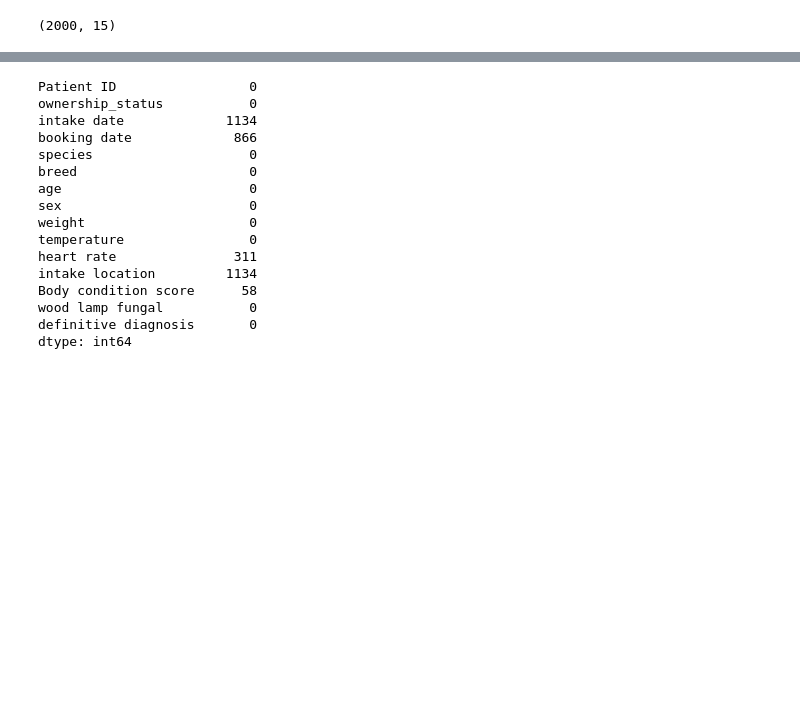
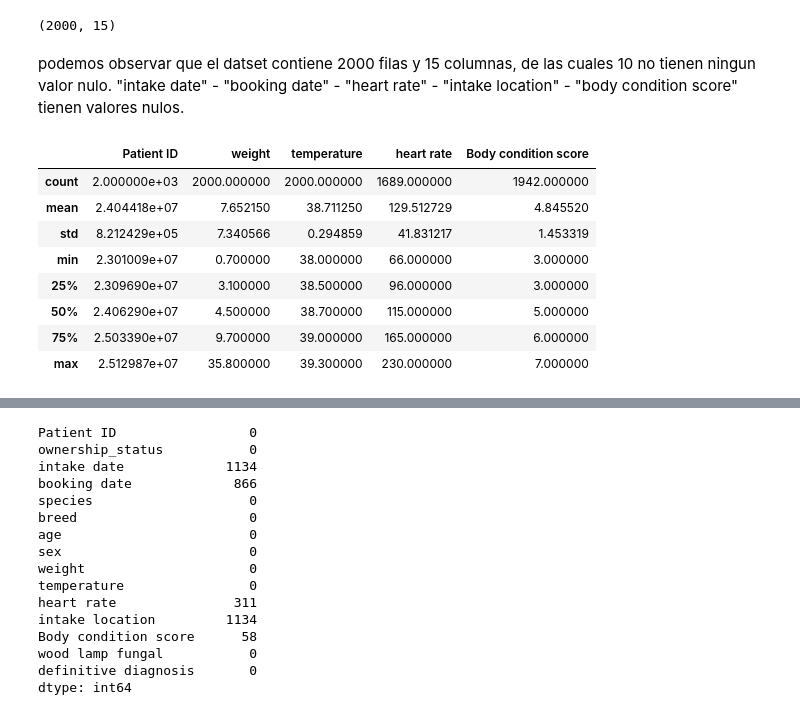
Before and after one commit to juanacebreiros2-ai/TP-PYTONH, a Jupyter notebook: pruebaDataset10.ipynb, the cells around one changed output, grey strips where cells are left out. Drawn from its saved outputs; the diff is of its cells as text; code cells hidden in the pictures; blank space fills up the shorter version.

```diff
--- a/pruebaDataset10.ipynb
+++ b/pruebaDataset10.ipynb
@@ -75,3 +102,17 @@ Data columns (total 15 columns):
 dtypes: float64(4), int64(1), str(10)
 memory usage: 234.5 KB
 (2000, 15)
+# %% [markdown]
+podemos observar que el datset contiene 2000 filas y 15 columnas, de las cuales 10 no tienen ningun valor nulo. "intake date" - "booking date" - "heart rate" - "intake location" - "body condition score" tienen valores nulos.
+# %%
+df.describe() #resmen estadistico de las variables numericas
+# %% [output]
+|  | Patient ID | weight | temperature | heart rate | Body condition score |
+| count | 2.000000e+03 | 2000.000000 | 2000.000000 | 1689.000000 | 1942.000000 |
+| mean | 2.404418e+07 | 7.652150 | 38.711250 | 129.512729 | 4.845520 |
+| std | 8.212429e+05 | 7.340566 | 0.294859 | 41.831217 | 1.453319 |
+| min | 2.301009e+07 | 0.700000 | 38.000000 | 66.000000 | 3.000000 |
+| 25% | 2.309690e+07 | 3.100000 | 38.500000 | 96.000000 | 3.000000 |
+| 50% | 2.406290e+07 | 4.500000 | 38.700000 | 115.000000 | 5.000000 |
+| 75% | 2.503390e+07 | 9.700000 | 39.000000 | 165.000000 | 6.000000 |
+| max | 2.512987e+07 | 35.800000 | 39.300000 | 230.000000 | 7.000000 |
```
Also changed, not shown: parts of 30 cells of this notebook.
